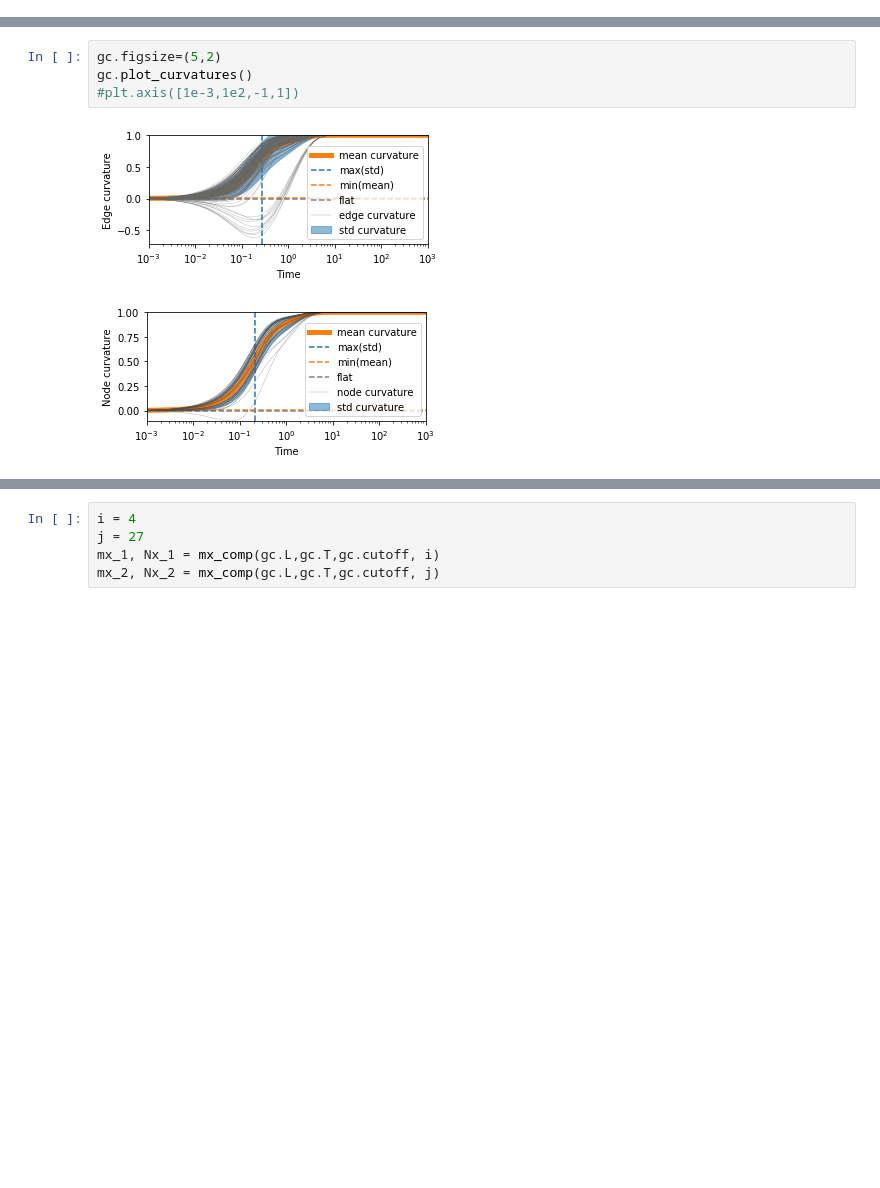
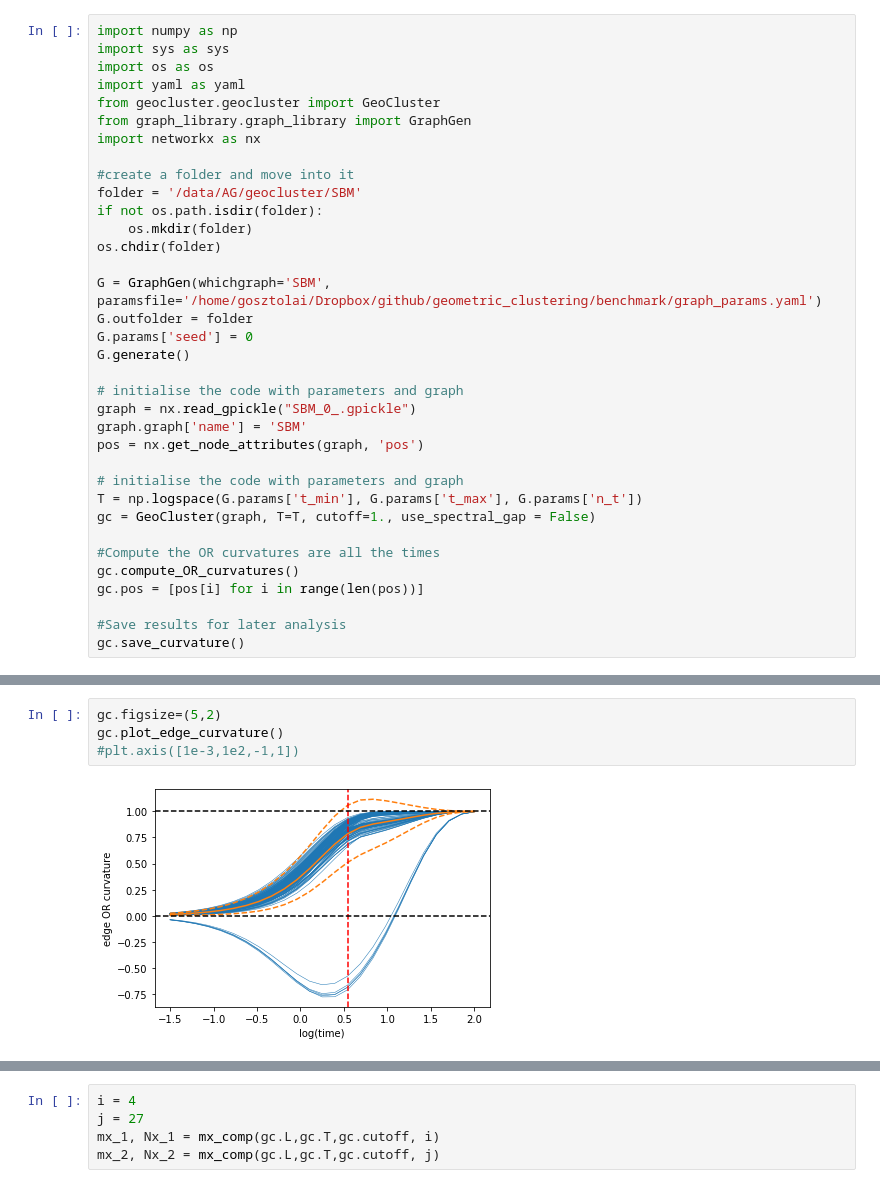
Before and after one commit to agosztolai/geometric_clustering, a Jupyter notebook: benchmark/post_figure_2_SBM.ipynb, the cells around one changed output, grey strips where cells are left out. Drawn from its saved outputs; the diff is of its cells as text; blank space fills up the shorter version.

```diff
--- a/benchmark/post_figure_2_SBM.ipynb
+++ b/benchmark/post_figure_2_SBM.ipynb
@@ -35,0 +1,35 @@ Compute the edge curvatures
+# %%
+import numpy as np
+import sys as sys
+import os as os
+import yaml as yaml
+from geocluster.geocluster import GeoCluster
+from graph_library.graph_library import GraphGen
+import networkx as nx
+
+#create a folder and move into it
+folder = '/data/AG/geocluster/SBM'
+if not os.path.isdir(folder):
+    os.mkdir(folder)
+os.chdir(folder)
+
+G = GraphGen(whichgraph='SBM', paramsfile='/home/gosztolai/Dropbox/github/geometric_clustering/benchmark/graph_params.yaml')
+G.outfolder = folder
+G.params['seed'] = 0
+G.generate()
+
+# initialise the code with parameters and graph
+graph = nx.read_gpickle("SBM_0_.gpickle")
+graph.graph['name'] = 'SBM'
+pos = nx.get_node_attributes(graph, 'pos')
+
+# initialise the code with parameters and graph
+T = np.logspace(G.params['t_min'], G.params['t_max'], G.params['n_t'])
+gc = GeoCluster(graph, T=T, cutoff=1., use_spectral_gap = False)
+
+#Compute the OR curvatures are all the times
+gc.compute_OR_curvatures()
+gc.pos = [pos[i] for i in range(len(pos))]
+
+#Save results for later analysis
+gc.save_curvature()
@@ -36,10 +51,9 @@ Compute the edge curvatures
 # %%
 gc.figsize=(5,2)
-gc.plot_curvatures()
+gc.plot_edge_curvature()
 #plt.axis([1e-3,1e2,-1,1])
 # %% [output]
-[figure, old version]
+[figure, new version]
-[figure, removed]
 # %%
 # compute all neighbourhood densities
 import scipy as sc
```
Also changed, not shown: parts of 5 cells of this notebook, 13 other files.
